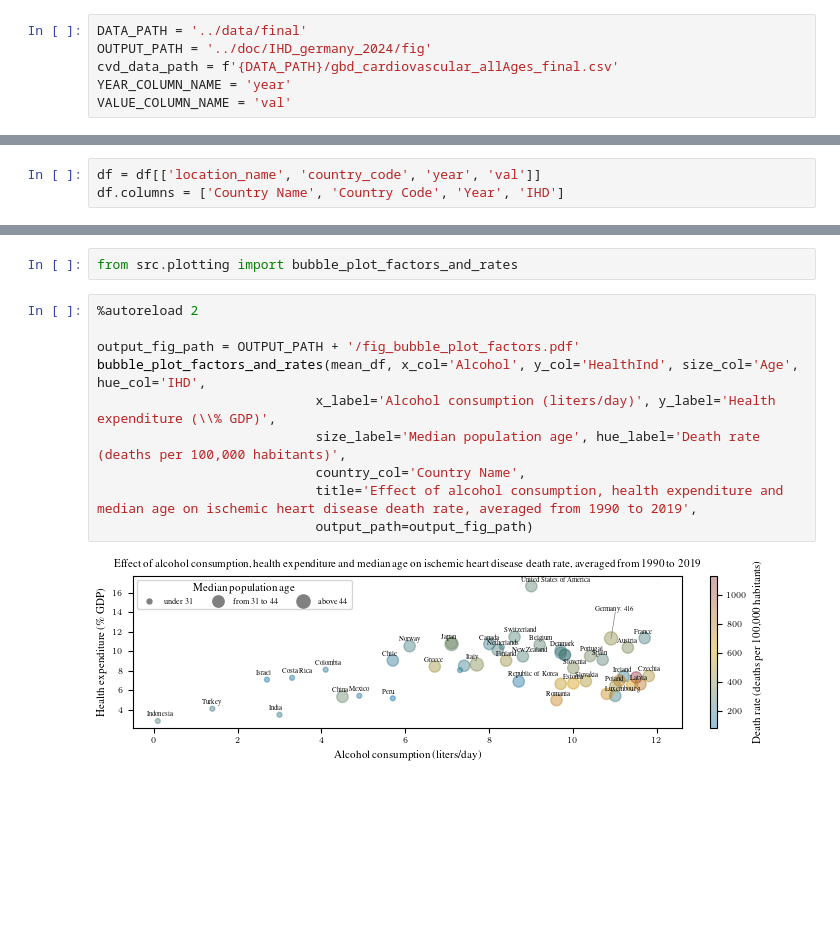
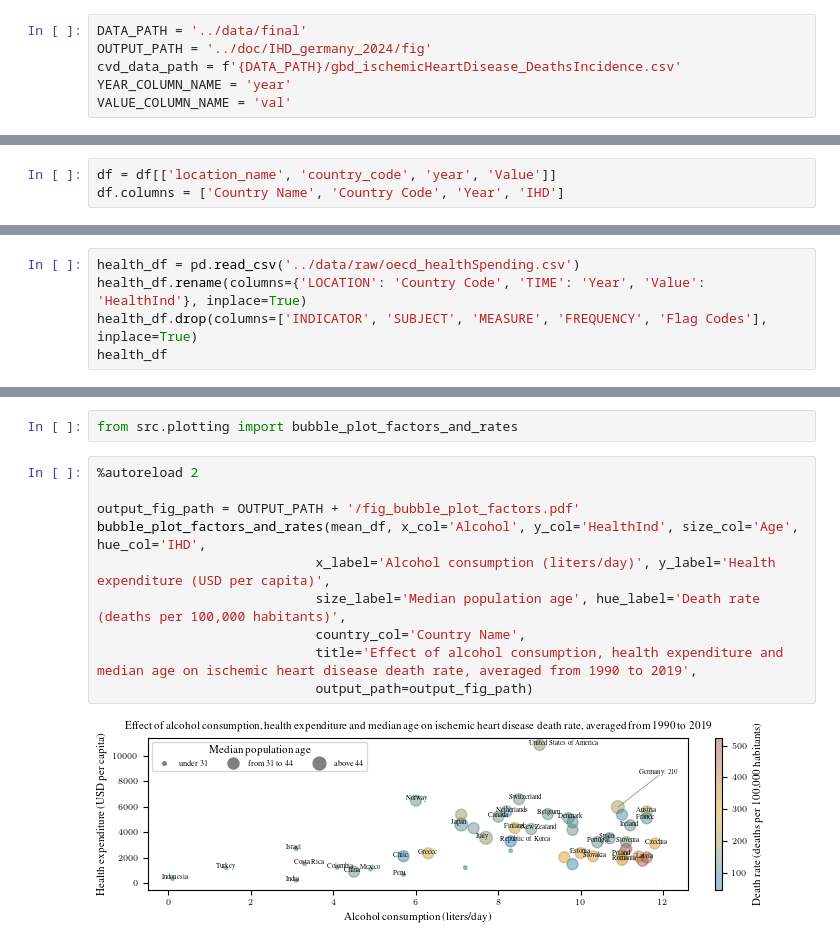
Before and after one commit to sykoravojtech/IHD_germany_2024, a Jupyter notebook: exp/exp_NNT_003_BubblePlot.ipynb, the cells around one changed output, grey strips where cells are left out. Drawn from its saved outputs; the diff is of its cells as text; blank space fills up the shorter version.

```diff
--- a/exp/exp_NNT_003_BubblePlot.ipynb
+++ b/exp/exp_NNT_003_BubblePlot.ipynb
@@ -26,7 +29,7 @@ from tueplots import bundles
 # %%
 DATA_PATH = '../data/final'
 OUTPUT_PATH = '../doc/IHD_germany_2024/fig'
-cvd_data_path = f'{DATA_PATH}/gbd_cardiovascular_allAges_final.csv'
+cvd_data_path = f'{DATA_PATH}/gbd_ischemicHeartDisease_DeathsIncidence.csv'
 YEAR_COLUMN_NAME = 'year'
 VALUE_COLUMN_NAME = 'val'
 # %% [markdown]
@@ -38,5 +56,5 @@ df['country_code'] = df['location_name'].map(get_iso3_gbd)
 # %%
-df = df[['location_name', 'country_code', 'year', 'val']]
+df = df[['location_name', 'country_code', 'year', 'Value']]
 df.columns = ['Country Name', 'Country Code', 'Year', 'IHD']
 # %%
 df['Country Code'].nunique()
@@ -56,0 +63,5 @@ health_df.dropna()['Country Code'].nunique()
+# %%
+health_df = pd.read_csv('../data/raw/oecd_healthSpending.csv')
+health_df.rename(columns={'LOCATION': 'Country Code', 'TIME': 'Year', 'Value': 'HealthInd'}, inplace=True)
+health_df.drop(columns=['INDICATOR', 'SUBJECT', 'MEASURE', 'FREQUENCY', 'Flag Codes'], inplace=True)
+health_df
@@ -92,12 +117,12 @@ from src.plotting import bubble_plot_factors_and_rates
 # %%
 %autoreload 2
 
 output_fig_path = OUTPUT_PATH + '/fig_bubble_plot_factors.pdf'
 bubble_plot_factors_and_rates(mean_df, x_col='Alcohol', y_col='HealthInd', size_col='Age', hue_col='IHD',
-                            x_label='Alcohol consumption (liters/day)', y_label='Health expenditure (\\% GDP)',
+                            x_label='Alcohol consumption (liters/day)', y_label='Health expenditure (USD per capita)',
                             size_label='Median population age', hue_label='Death rate (deaths per 100,000 habitants)',
                             country_col='Country Name',
                             title='Effect of alcohol consumption, health expenditure and median age on ischemic heart disease death rate, averaged from 1990 to 2019',
                             output_path=output_fig_path)
 # %% [output]
-[figure, old version]
+[figure, new version]
```
Also changed, not shown: parts of 7 cells of this notebook, 19 other files.
